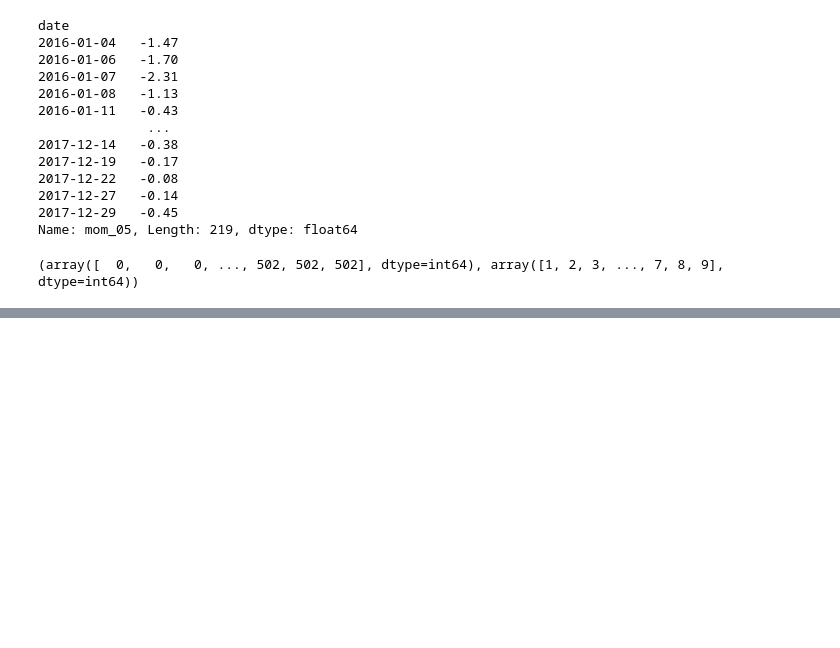
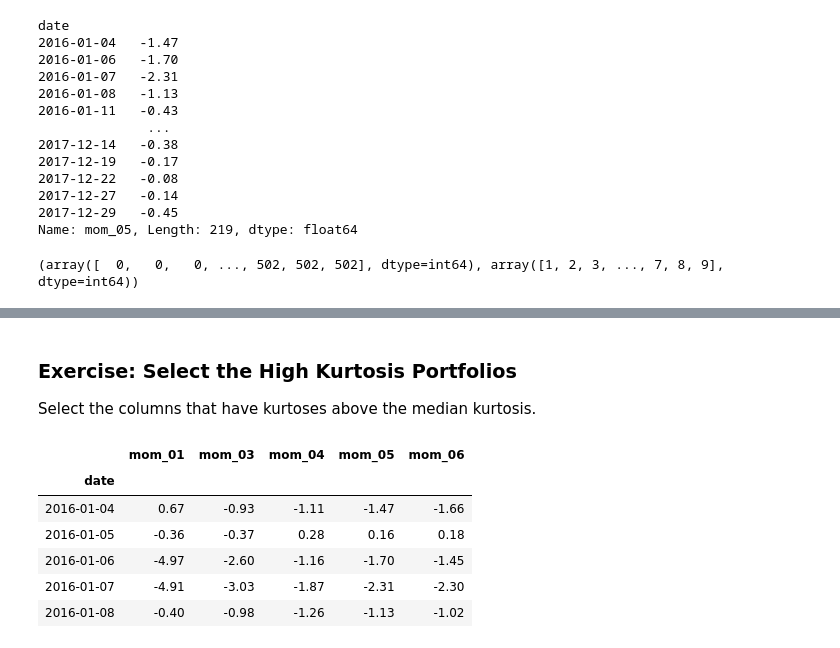
Before and after one commit to bashtage/python-introduction, a Jupyter notebook: solutions/introduction/lesson-16.ipynb, the cells around one changed output, grey strips where cells are left out. Saved outputs shown, nothing was run; the diff lists cells and outputs as text; code cells hidden in the pictures; blank space fills up the shorter version.

Commit message:
Finish exercises
Former-commit-id: 4255df5e2c1404812d114d7c369c43271f08a57e

```diff
--- a/solutions/introduction/lesson-16.ipynb
+++ b/solutions/introduction/lesson-16.ipynb
@@ -305,0 +319,16 @@ print(loc)
+# %% [markdown]
+### Exercise: Select the High Kurtosis Portfolios
+
+Select the columns that have kurtoses above the median kurtosis.
+# %%
+kurtosis = momentum.kurt()
+sel = kurtosis > kurtosis.median()
+momentum.loc[:, sel].head()
+# %% [output]
+|  | mom_01 | mom_03 | mom_04 | mom_05 | mom_06 |
+| date |  |  |  |  |  |
+| 2016-01-04 | 0.67 | -0.93 | -1.11 | -1.47 | -1.66 |
+| 2016-01-05 | -0.36 | -0.37 | 0.28 | 0.16 | 0.18 |
+| 2016-01-06 | -4.97 | -2.60 | -1.16 | -1.70 | -1.45 |
+| 2016-01-07 | -4.91 | -3.03 | -1.87 | -2.31 | -2.30 |
+| 2016-01-08 | -0.40 | -0.98 | -1.26 | -1.13 | -1.02 |
```
Also changed, not shown: parts of 6 cells of this notebook, 32 other files.
